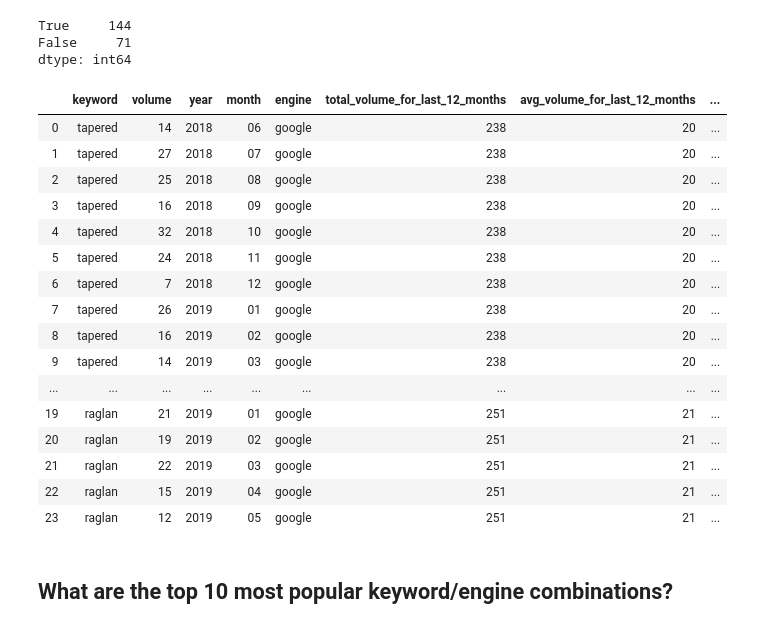
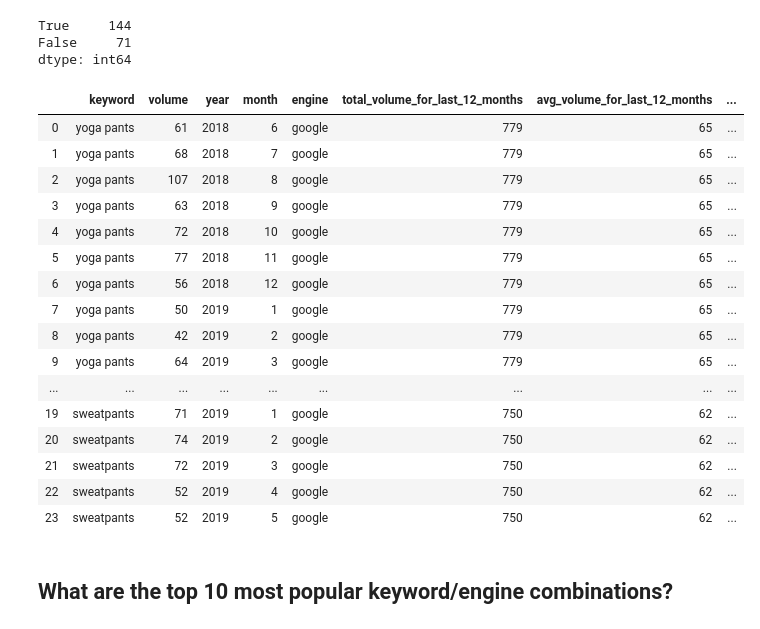
Before and after one commit to alexwcheng/athleisure-advertising, a Jupyter notebook: data_cleaning.ipynb, the cells around one changed output. Drawn from its saved outputs; the diff is of its cells as text; code cells hidden in the pictures.

```diff
--- a/data_cleaning.ipynb
+++ b/data_cleaning.ipynb
@@ -341,7 +341,7 @@ sample_df
 # %% [markdown]
 ## Data Cleaning
 # %%
-athleisure_df = pd.read_csv("athleisure-ads-strategy/athleisure.csv")
+athleisure_df = pd.read_csv("athleisure.csv")
 athleisure_df.drop(['Unnamed: 0'], axis =1, inplace = True)
 # %%
 athleisure_df.head()
@@ -470,25 +470,25 @@ False     71
 dtype: int64
 # %%
 # Display DataFrame
-sample_df.head(24)
+athleisure_df.head(24)
 # %% [output]
 |  | keyword | volume | year | month | engine | total_volume_for_last_12_months | avg_volume_for_last_12_months | ... |
-| 0 | tapered | 14 | 2018 | 06 | google | 238 | 20 | ... |
-| 1 | tapered | 27 | 2018 | 07 | google | 238 | 20 | ... |
-| 2 | tapered | 25 | 2018 | 08 | google | 238 | 20 | ... |
-| 3 | tapered | 16 | 2018 | 09 | google | 238 | 20 | ... |
-| 4 | tapered | 32 | 2018 | 10 | google | 238 | 20 | ... |
-| 5 | tapered | 24 | 2018 | 11 | google | 238 | 20 | ... |
-| 6 | tapered | 7 | 2018 | 12 | google | 238 | 20 | ... |
-| 7 | tapered | 26 | 2019 | 01 | google | 238 | 20 | ... |
-| 8 | tapered | 16 | 2019 | 02 | google | 238 | 20 | ... |
-| 9 | tapered | 14 | 2019 | 03 | google | 238 | 20 | ... |
+| 0 | yoga pants | 61 | 2018 | 6 | google | 779 | 65 | ... |
+| 1 | yoga pants | 68 | 2018 | 7 | google | 779 | 65 | ... |
+| 2 | yoga pants | 107 | 2018 | 8 | google | 779 | 65 | ... |
+| 3 | yoga pants | 63 | 2018 | 9 | google | 779 | 65 | ... |
+| 4 | yoga pants | 72 | 2018 | 10 | google | 779 | 65 | ... |
+| 5 | yoga pants | 77 | 2018 | 11 | google | 779 | 65 | ... |
+| 6 | yoga pants | 56 | 2018 | 12 | google | 779 | 65 | ... |
+| 7 | yoga pants | 50 | 2019 | 1 | google | 779 | 65 | ... |
+| 8 | yoga pants | 42 | 2019 | 2 | google | 779 | 65 | ... |
+| 9 | yoga pants | 64 | 2019 | 3 | google | 779 | 65 | ... |
 | ... | ... | ... | ... | ... | ... | ... | ... | ... |
-| 19 | raglan | 21 | 2019 | 01 | google | 251 | 21 | ... |
-| 20 | raglan | 19 | 2019 | 02 | google | 251 | 21 | ... |
-| 21 | raglan | 22 | 2019 | 03 | google | 251 | 21 | ... |
-| 22 | raglan | 15 | 2019 | 04 | google | 251 | 21 | ... |
-| 23 | raglan | 12 | 2019 | 05 | google | 251 | 21 | ... |
+| 19 | sweatpants | 71 | 2019 | 1 | google | 750 | 62 | ... |
+| 20 | sweatpants | 74 | 2019 | 2 | google | 750 | 62 | ... |
+| 21 | sweatpants | 72 | 2019 | 3 | google | 750 | 62 | ... |
+| 22 | sweatpants | 52 | 2019 | 4 | google | 750 | 62 | ... |
+| 23 | sweatpants | 52 | 2019 | 5 | google | 750 | 62 | ... |
 # %% [markdown]
 ## What are the top 10 most popular keyword/engine combinations?
 # %%
```
Also changed, not shown: parts of 1 cell of this notebook, 1 other file.
